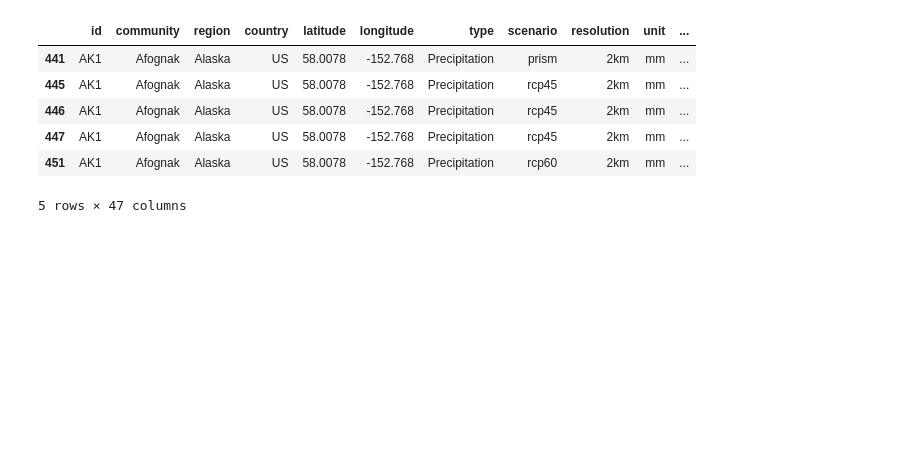
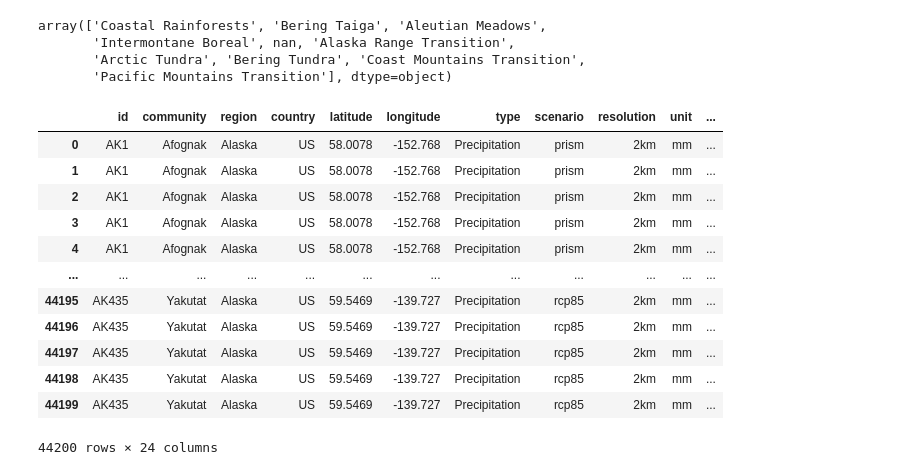
Before and after one commit to LVParkinson/Alaska-Berry-Futures, a Jupyter notebook: 2023.02.16_AK precipitation.ipynb, the cells around one changed output. Saved outputs shown, nothing was run; the diff lists cells and outputs as text; code cells hidden in the pictures; blank space fills up the shorter version.

```diff
--- a/2023.02.16_AK precipitation.ipynb
+++ b/2023.02.16_AK precipitation.ipynb
@@ -19,2 +23,35 @@ all_precip_data =  pd.read_csv(working_directory + "\\SNAP_Community_Climate_Cha
 # %%
 AK_precip = all_precip_data[(all_precip_data['country']=="US")&(all_precip_data['type']=='Precipitation')].copy()
+# %%
+
+# Specify the CRS of the alaska_ecoregions shapefile
+crs = {'init': 'epsg:3338'}
+
+# Load the shapefile into a GeoDataFrame and set the CRS
+alaska_ecoregions = gpd.read_file(working_directory + '\\UnifiedEcoregionsAlaska2001\\akecoregions-ShapeFile\\akecoregions.shp', crs=crs)
+alaska_ecoregions = alaska_ecoregions.set_crs(epsg=3338)
+
+
+# Perform a spatial join between the two dataframes based on the latitude and longitude columns
+communities = AK_precip[['community', 'latitude', 'longitude']]
+
+# convert the latitude and longitude coordinates to a Point object
+geometry = [Point(xy) for xy in zip(AK_precip.longitude, AK_precip.latitude)]
+communities = communities.drop(['longitude', 'latitude'], axis=1)
+crs = {'init': 'epsg:4326'}
+geo_df = gpd.GeoDataFrame(communities, crs=crs, geometry=geometry)
+
+# Reproject the alaska_ecoregions GeoDataFrame to the same CRS as the communities GeoDataFrame
+alaska_ecoregions = alaska_ecoregions.to_crs(crs)
+
+# Perform the spatial join between the two GeoDataFrames
+joined_df = gpd.sjoin(geo_df, alaska_ecoregions, how="left", op="within")
+
+AK_precip = pd.merge(AK_precip, joined_df[['community','LEVEL_2']], on='community', how='left')
+# %%
+joined_df['LEVEL_2'].unique()
+# %% [output]
+array(['Coastal Rainforests', 'Bering Taiga', 'Aleutian Meadows',
+       'Intermontane Boreal', nan, 'Alaska Range Transition',
+       'Arctic Tundra', 'Bering Tundra', 'Coast Mountains Transition',
+       'Pacific Mountains Transition'], dtype=object)
@@ -21,10 +60,20 @@ AK_precip = all_precip_data[(all_precip_data['country']=="US")&(all_precip_data[
+# %%
+
+columns_to_drop = [col for col in AK_precip.columns if 'Min' in col or 'Max' in col]
+AK_precip = AK_precip.drop(columns_to_drop, axis=1)
 # %%
-AK_precip.head()
+AK_precip
 # %% [output]
 |  | id | community | region | country | latitude | longitude | type | scenario | resolution | unit | ... |
-| 441 | AK1 | Afognak | Alaska | US | 58.0078 | -152.768 | Precipitation | prism | 2km | mm | ... |
-| 445 | AK1 | Afognak | Alaska | US | 58.0078 | -152.768 | Precipitation | rcp45 | 2km | mm | ... |
-| 446 | AK1 | Afognak | Alaska | US | 58.0078 | -152.768 | Precipitation | rcp45 | 2km | mm | ... |
-| 447 | AK1 | Afognak | Alaska | US | 58.0078 | -152.768 | Precipitation | rcp45 | 2km | mm | ... |
-| 451 | AK1 | Afognak | Alaska | US | 58.0078 | -152.768 | Precipitation | rcp60 | 2km | mm | ... |
+| 0 | AK1 | Afognak | Alaska | US | 58.0078 | -152.768 | Precipitation | prism | 2km | mm | ... |
+| 1 | AK1 | Afognak | Alaska | US | 58.0078 | -152.768 | Precipitation | prism | 2km | mm | ... |
+| 2 | AK1 | Afognak | Alaska | US | 58.0078 | -152.768 | Precipitation | prism | 2km | mm | ... |
+| 3 | AK1 | Afognak | Alaska | US | 58.0078 | -152.768 | Precipitation | prism | 2km | mm | ... |
+| 4 | AK1 | Afognak | Alaska | US | 58.0078 | -152.768 | Precipitation | prism | 2km | mm | ... |
+| ... | ... | ... | ... | ... | ... | ... | ... | ... | ... | ... | ... |
+| 44195 | AK435 | Yakutat | Alaska | US | 59.5469 | -139.727 | Precipitation | rcp85 | 2km | mm | ... |
+| 44196 | AK435 | Yakutat | Alaska | US | 59.5469 | -139.727 | Precipitation | rcp85 | 2km | mm | ... |
+| 44197 | AK435 | Yakutat | Alaska | US | 59.5469 | -139.727 | Precipitation | rcp85 | 2km | mm | ... |
+| 44198 | AK435 | Yakutat | Alaska | US | 59.5469 | -139.727 | Precipitation | rcp85 | 2km | mm | ... |
+| 44199 | AK435 | Yakutat | Alaska | US | 59.5469 | -139.727 | Precipitation | rcp85 | 2km | mm | ... |
-5 rows × 47 columns
+44200 rows × 24 columns
```
Also changed, not shown: parts of 23 cells of this notebook.
